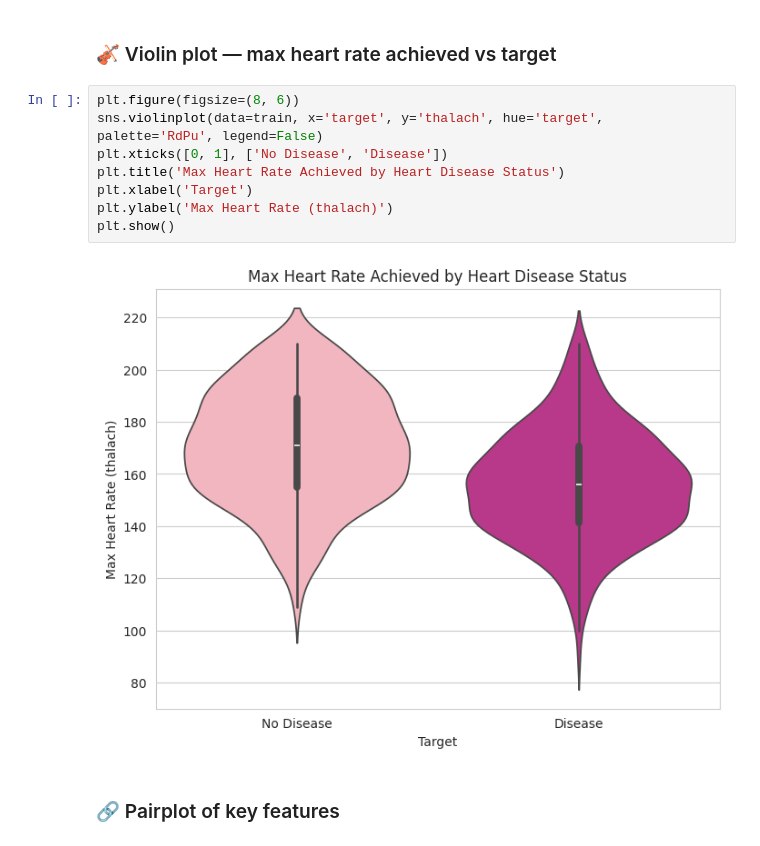
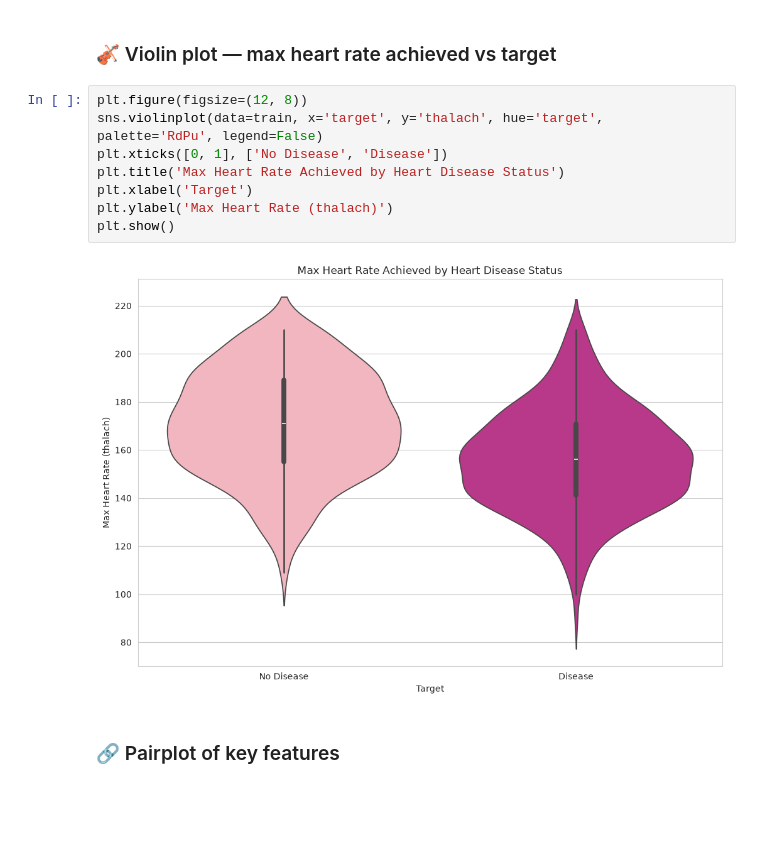
Before and after one commit to yusrababari/Heart-Disease-ML-Classifier, a Jupyter notebook: heart_disease_prediction.ipynb, the cells around one changed output. Cells and saved outputs as stored; diff of their text form; blank space fills up the shorter version.

```diff
--- a/heart_disease_prediction.ipynb
+++ b/heart_disease_prediction.ipynb
@@ -252,15 +249,15 @@ plt.show()
 # %% [markdown]
 ### 🎻 Violin plot — max heart rate achieved vs target
 # %%
-plt.figure(figsize=(8, 6))
+plt.figure(figsize=(12, 8))
 sns.violinplot(data=train, x='target', y='thalach', hue='target', palette='RdPu', legend=False)
 plt.xticks([0, 1], ['No Disease', 'Disease'])
 plt.title('Max Heart Rate Achieved by Heart Disease Status')
 plt.xlabel('Target')
 plt.ylabel('Max Heart Rate (thalach)')
 plt.show()
 # %% [output]
-[figure, old version]
+[figure, new version]
 # %% [markdown]
 ### 🔗 Pairplot of key features
 # %%
```
Also changed, not shown: parts of 10 cells of this notebook.
